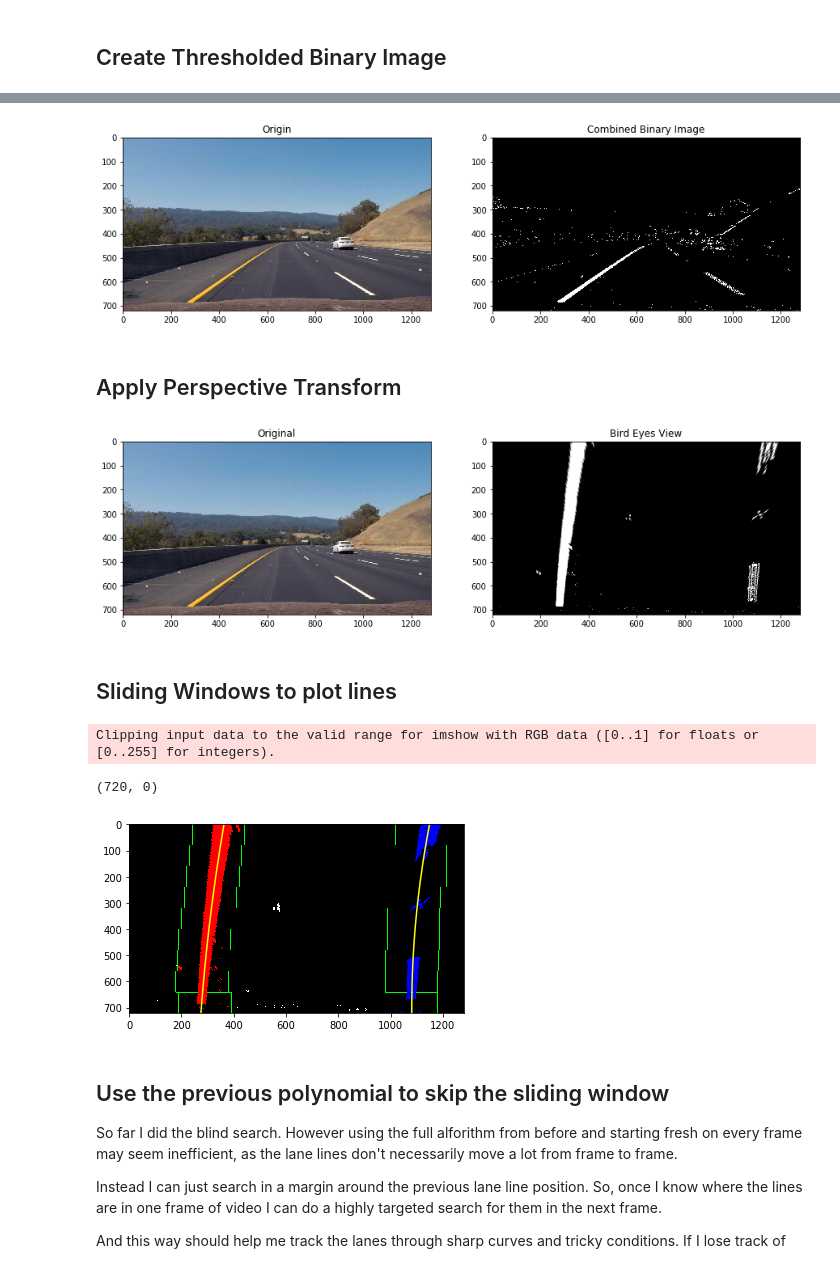
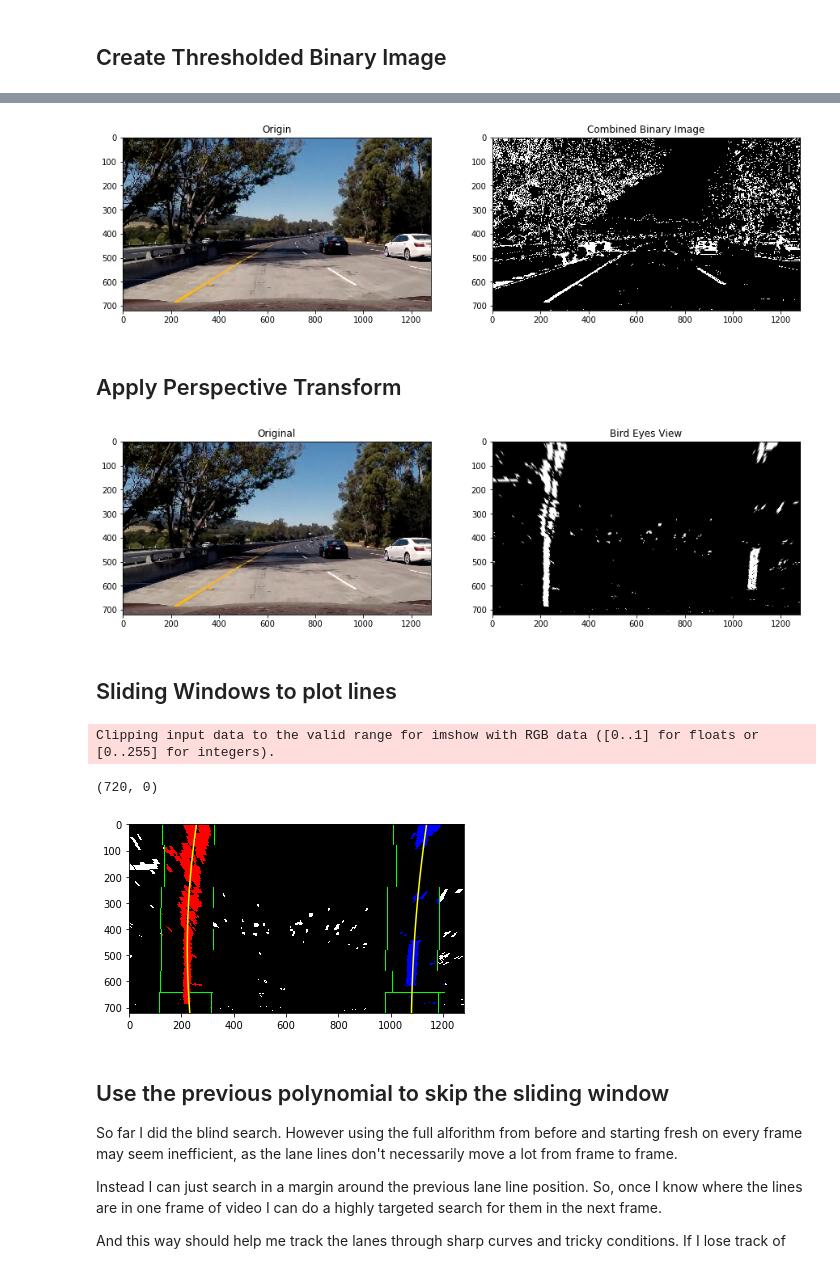
Before and after one commit to MasanaoMatsuda/finding-lane-lines, a Jupyter notebook: AdvancedLaneFinding/AdvancedLaneFinding.ipynb, the cells around one changed output, grey strips where cells are left out. Drawn from its saved outputs; the diff is of its cells as text; code cells hidden in the pictures.

```diff
--- a/AdvancedLaneFinding/AdvancedLaneFinding.ipynb
+++ b/AdvancedLaneFinding/AdvancedLaneFinding.ipynb
@@ -119,7 +119,7 @@ arrange_side_by_side(img, undist_img, 'Original', 'Undistorted')
 [figure]
 # %%
 # correct distortion of road image
-rimg = mpimg.imread('test_images/test3.jpg')
+rimg = mpimg.imread('test_images/test5.jpg')
 undist_rimg = cv2.undistort(rimg, cam_mtx, dist_coeff)
 arrange_side_by_side(rimg, undist_rimg, 'Original', 'Undistorted')
 # %% [output]
@@ -190,6 +190,6 @@ arrange_side_by_side(rimg, binary_grad_mag, 'Origin', 'Gradient Magnitude Thresh
 # %%
 grad_dir = filter_gradient_direction(rimg, ksize=11)
-binary_grad_dir = create_binary_image(grad_dir, 0.75, 1.2)
+binary_grad_dir = create_binary_image(grad_dir, 0.8, 1.3)
 
 arrange_side_by_side(rimg, binary_grad_dir, 'Origin', 'Gradient Direction')
 # %% [output]
@@ -197,5 +197,5 @@ arrange_side_by_side(rimg, binary_grad_dir, 'Origin', 'Gradient Direction')
 # %%
 s_img = filter_hls(rimg, 's')
-binary_satulate = create_binary_image(s_img, 200, 300)
+binary_satulate = create_binary_image(s_img, 150, 300)
 arrange_side_by_side(rimg, binary_satulate, 'Origin', 'Satulate Channel')
 # %% [output]
@@ -207,7 +207,7 @@ binary[((binary_grad_mag == 1) & (binary_grad_dir == 1) | (binary_satulate == 1)
 
 arrange_side_by_side(rimg, binary, 'Origin', 'Combined Binary Image')
 # %% [output]
-[figure, old version]
+[figure, new version]
 # %% [markdown]
 ## Apply Perspective Transform
 # %%
@@ -231,7 +231,7 @@ warped = cv2.warpPerspective(binary, M, (rimg.shape[1], rimg.shape[0]), flags=cv
 
 arrange_side_by_side(rimg, warped, 'Original', 'Bird Eyes View')
 # %% [output]
-[figure, old version]
+[figure, new version]
 # %% [markdown]
 ## Sliding Windows to plot lines
 # %%
@@ -242,12 +242,10 @@ def get_starting_point_likely(img):
     right = np.argmax(hist[center_horizontal:]) + center_horizontal
     return left, right
 
-def search_lane_line_pixels(img):
+def search_lane_line_pixels(img, left_start, right_start):
     margin = 100
     n_window = 9
     minpix_thresh = 50
-
-    lp_current, rp_current = get_starting_point_likely(img)
 
     nonzero = img.nonzero()
     nonzero_x = np.array(nonzero[1])
@@ -261,10 +259,10 @@ def search_lane_line_pixels(img):
     for i in range(n_window):
         bottom = img.shape[0] - img.shape[0]//n_window * i
         top = bottom - img.shape[0]//n_window
-        l_left = lp_current - margin
-        l_right = lp_current + margin
-        r_left = rp_current - margin
-        r_right = rp_current + margin
+        l_left = left_start - margin
+        l_right = left_start + margin
+        r_left = right_start - margin
+        r_right = right_start + margin
 
         cv2.rectangle(out_img, (l_left, top), (l_right, bottom), (0,255,0), 2)
         cv2.rectangle(out_img, (r_left, top), (r_right, bottom), (0,255,0), 2)
@@ -275,9 +273,9 @@ def search_lane_line_pixels(img):
         right_lane_pixels.append(right_inds)
 
         if len(left_inds > minpix_thresh):
-            lp_current = np.int(np.mean(nonzero_x[left_inds]))
+            left_start = np.int(np.mean(nonzero_x[left_inds]))
         if len(right_inds > minpix_thresh):
-            rp_current = np.int(np.mean(nonzero_x[right_inds]))
+            right_start = np.int(np.mean(nonzero_x[right_inds]))
 
     try:
         left_lane_pixels = np.concatenate(left_lane_pixels)
@@ -304,22 +302,23 @@ def get_quadratic_plots(img, quad_coef):
     return ploty, plotx
 # %%
 # Blind search execution
-lx, ly, rx, ry, rect_drawed = search_lane_line_pixels(warped)
+starting_point_l, starting_point_r = get_starting_point_likely(warped)
+lx, ly, rx, ry, rect_drawed = search_lane_line_pixels(warped, starting_point_l, starting_point_r)
 
 coeff_left = np.polyfit(ly, lx, 2)
 coeff_right = np.polyfit(ry, rx, 2)
-ploty, plotx_l = get_quadratic_plots(warped, coefs_l)
-ploty, plotx_r = get_quadratic_plots(warped, coefs_r)
+ploty, plotx_l = get_quadratic_plots(warped, coeff_left)
+ploty, plotx_r = get_quadratic_plots(warped, coeff_right)
 
 plt.imshow(rect_drawed)
 plt.plot(plotx_l, ploty, color='yellow')
 plt.plot(plotx_r, ploty, color='yellow')
 plt.xlim(0, rect_drawed.shape[1])
 plt.ylim(rect_drawed.shape[0], 0)
 # %% [output]
 Clipping input data to the valid range for imshow with RGB data ([0..1] for floats or [0..255] for integers).
 (720, 0)
-[figure, old version]
+[figure, new version]
 # %% [markdown]
 ## Use the previous polynomial to skip the sliding window
 So far I did the blind search. However using the full alforithm from before and starting fresh on every frame may seem inefficient, as the lane lines don't necessarily move a lot from frame to frame.
```
Also changed, not shown: parts of 13 cells of this notebook.
